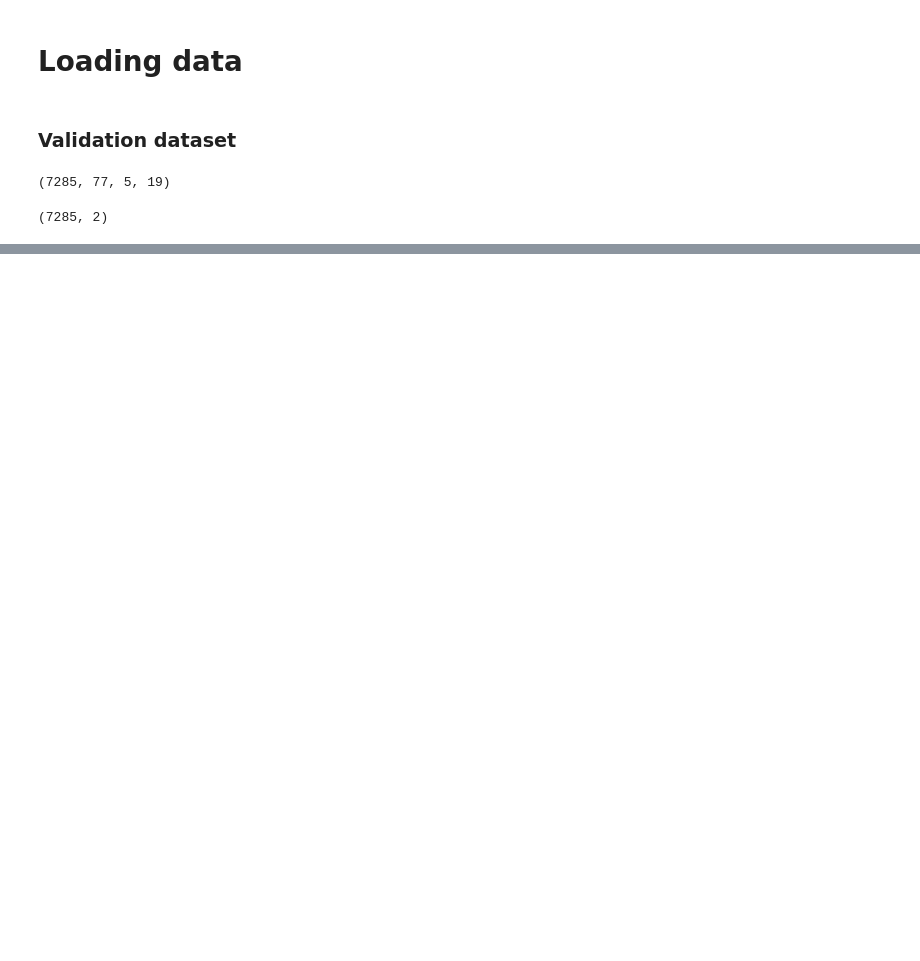
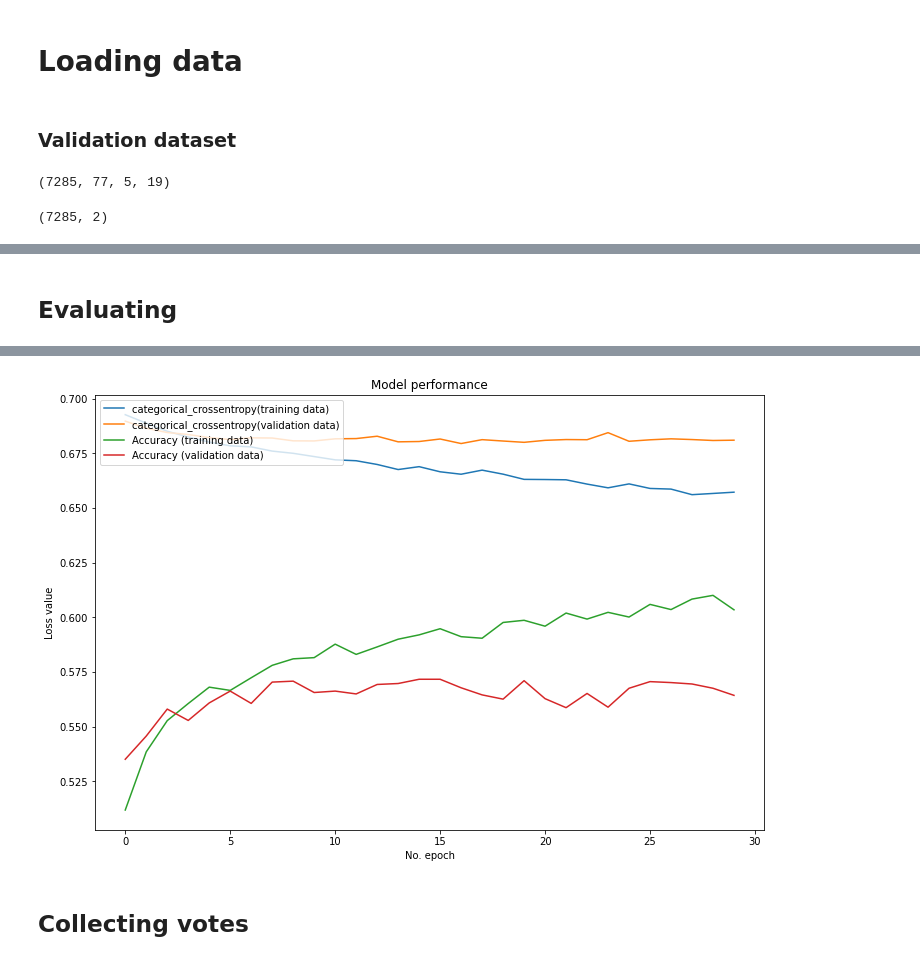
Before and after one commit to Przepioreczka/licencjat, a Jupyter notebook: Learning.ipynb, the cells around one changed output, grey strips where cells are left out. Cells and saved outputs as stored; diff of their text form; code cells hidden in the pictures; blank space fills up the shorter version.

```diff
--- a/Learning.ipynb
+++ b/Learning.ipynb
@@ -140,0 +124,10 @@ Test loss: 0.687042483509446 / Test accuracy: 0.5636239051818848
+# %%
+X = {1 : data_no13, 2: data_no18, 3: data_no23, 4: data_no28, 5: data_no33}
+y = {1 : class_no13, 2: class_no18, 3: class_no23, 4: class_no28, 5: class_no33}
+combinations_train = ((1,2,3,4),
+                      (1,2,3,5),
+                      (1,2,4,5),
+                      (1,3,4,5),
+                      (2,3,4,5))
+
+combinations_test = (5, 4, 3, 2, 1)
@@ -140,0 +136,5 @@ Test loss: 0.687042483509446 / Test accuracy: 0.5636239051818848
+# %%
+batch_size = 200
+no_epochs = 30
+verbosity = 1
+loss_fun = 'categorical_crossentropy'
@@ -140,0 +143,5 @@ Test loss: 0.687042483509446 / Test accuracy: 0.5636239051818848
+# %%
+combination = 1
+X_train, y_train = get_training(X, y, combinations_train[combination])
+X_test, y_test = get_test(X, y, combinations_test[combination])
+sample_shape = (X_train.shape[1], X_train.shape[2], X_train.shape[3])
@@ -140,0 +150,7 @@ Test loss: 0.687042483509446 / Test accuracy: 0.5636239051818848
+# %%
+"Creating model"
+model = create_model(sample_shape, 2)
+
+"Fitting model to data"
+fitted_model, hist = fit(model, X_train, y_train, X_test, y_test,
+            batch_size, no_epochs)
@@ -140,0 +175,9 @@ Test loss: 0.687042483509446 / Test accuracy: 0.5636239051818848
+# %% [markdown]
+## Evaluating
+# %%
+"Getting validation and loss score"
+score = evaluate(fitted_model, X_validation, y_validation)
+
+"Plotting history"
+plot_history(hist, loss_fun)
+# %% [output]
@@ -140,0 +185,3 @@ Test loss: 0.687042483509446 / Test accuracy: 0.5636239051818848
+[figure, added]
+# %% [markdown]
+## Collecting votes
```
Also changed, not shown: parts of 21 cells of this notebook.
